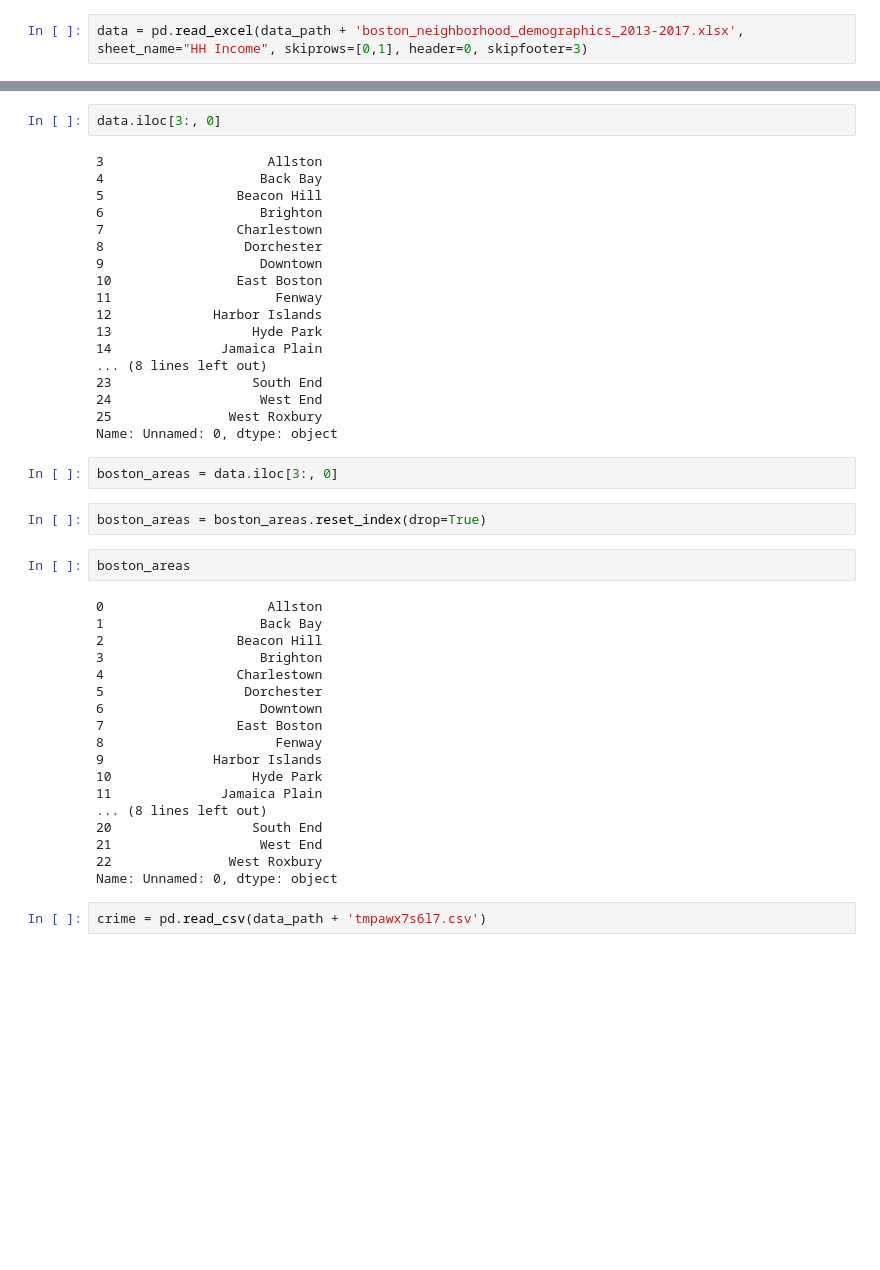
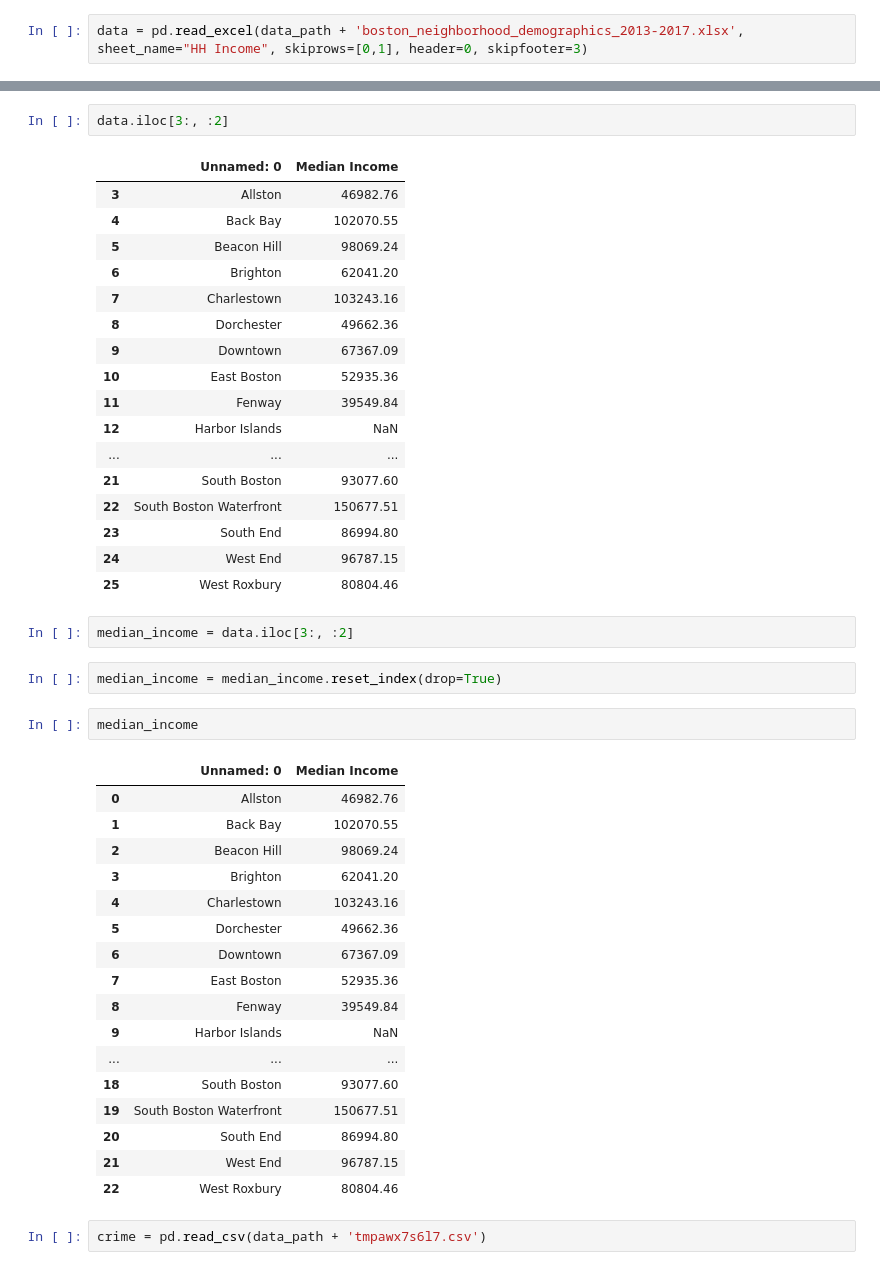
Before and after one commit to YolandaMDavis/cs109a-fall2020, a Jupyter notebook: EconomicDataExporation.ipynb, the cells around one changed output, grey strips where cells are left out. Cells and saved outputs as stored; diff of their text form; blank space fills up the shorter version.

```diff
--- a/EconomicDataExporation.ipynb
+++ b/EconomicDataExporation.ipynb
@@ -32,49 +32,49 @@ data.tail()
 | 24 | West End | 96787.15 | 3134 | 489 | 0.156031 | 220 | 0.070198 | ... |
 | 25 | West Roxbury | 80804.46 | 13757 | 1187 | 0.086283 | 1288 | 0.093625 | ... |
 # %%
-data.iloc[3:, 0]
+data.iloc[3:, :2]
 # %% [output]
-3                     Allston
-4                    Back Bay
-5                 Beacon Hill
-6                    Brighton
-7                 Charlestown
-8                  Dorchester
-9                    Downtown
-10                East Boston
-11                     Fenway
-12             Harbor Islands
-13                  Hyde Park
-14              Jamaica Plain
-... (8 lines left out)
-23                  South End
-24                   West End
-25               West Roxbury
-Name: Unnamed: 0, dtype: object
+|  | Unnamed: 0 | Median Income |
+| 3 | Allston | 46982.76 |
+| 4 | Back Bay | 102070.55 |
+| 5 | Beacon Hill | 98069.24 |
+| 6 | Brighton | 62041.20 |
+| 7 | Charlestown | 103243.16 |
+| 8 | Dorchester | 49662.36 |
+| 9 | Downtown | 67367.09 |
+| 10 | East Boston | 52935.36 |
+| 11 | Fenway | 39549.84 |
+| 12 | Harbor Islands | NaN |
+| ... | ... | ... |
+| 21 | South Boston | 93077.60 |
+| 22 | South Boston Waterfront | 150677.51 |
+| 23 | South End | 86994.80 |
+| 24 | West End | 96787.15 |
+| 25 | West Roxbury | 80804.46 |
 # %%
-boston_areas = data.iloc[3:, 0]
+median_income = data.iloc[3:, :2]
 # %%
-boston_areas = boston_areas.reset_index(drop=True)
+median_income = median_income.reset_index(drop=True)
-# %%
-boston_areas
-# %% [output]
-0                     Allston
-1                    Back Bay
-2                 Beacon Hill
-3                    Brighton
-4                 Charlestown
-5                  Dorchester
-6                    Downtown
-7                 East Boston
-8                      Fenway
-9              Harbor Islands
-10                  Hyde Park
-11              Jamaica Plain
-... (8 lines left out)
-20                  South End
-21                   West End
-22               West Roxbury
-Name: Unnamed: 0, dtype: object
+# %%
+median_income
+# %% [output]
+|  | Unnamed: 0 | Median Income |
+| 0 | Allston | 46982.76 |
+| 1 | Back Bay | 102070.55 |
+| 2 | Beacon Hill | 98069.24 |
+| 3 | Brighton | 62041.20 |
+| 4 | Charlestown | 103243.16 |
+| 5 | Dorchester | 49662.36 |
+| 6 | Downtown | 67367.09 |
+| 7 | East Boston | 52935.36 |
+| 8 | Fenway | 39549.84 |
+| 9 | Harbor Islands | NaN |
+| ... | ... | ... |
+| 18 | South Boston | 93077.60 |
+| 19 | South Boston Waterfront | 150677.51 |
+| 20 | South End | 86994.80 |
+| 21 | West End | 96787.15 |
+| 22 | West Roxbury | 80804.46 |
 # %%
 crime = pd.read_csv(data_path + 'tmpawx7s6l7.csv')
 # %%
```
Also changed, not shown: parts of 10 cells of this notebook.
